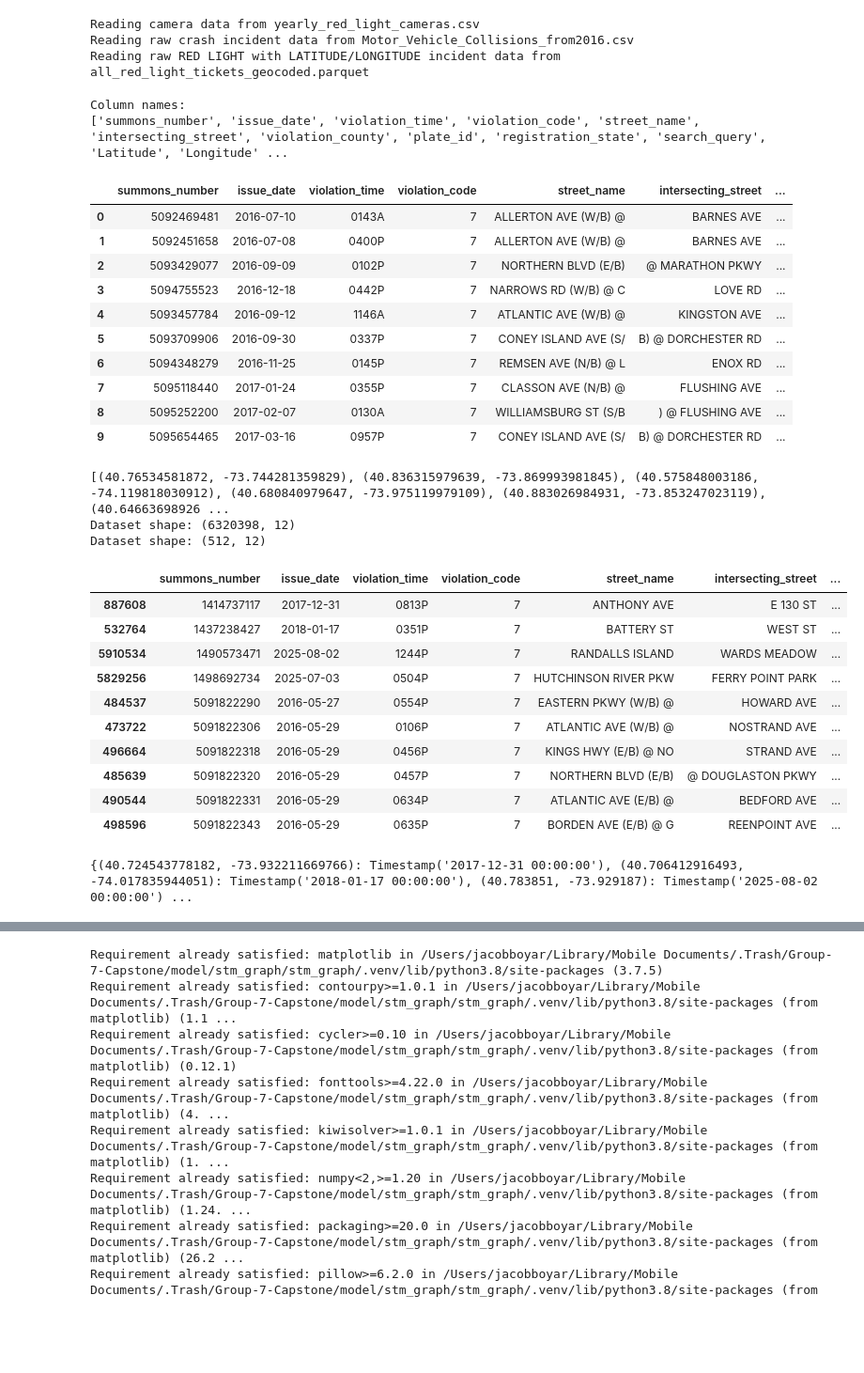
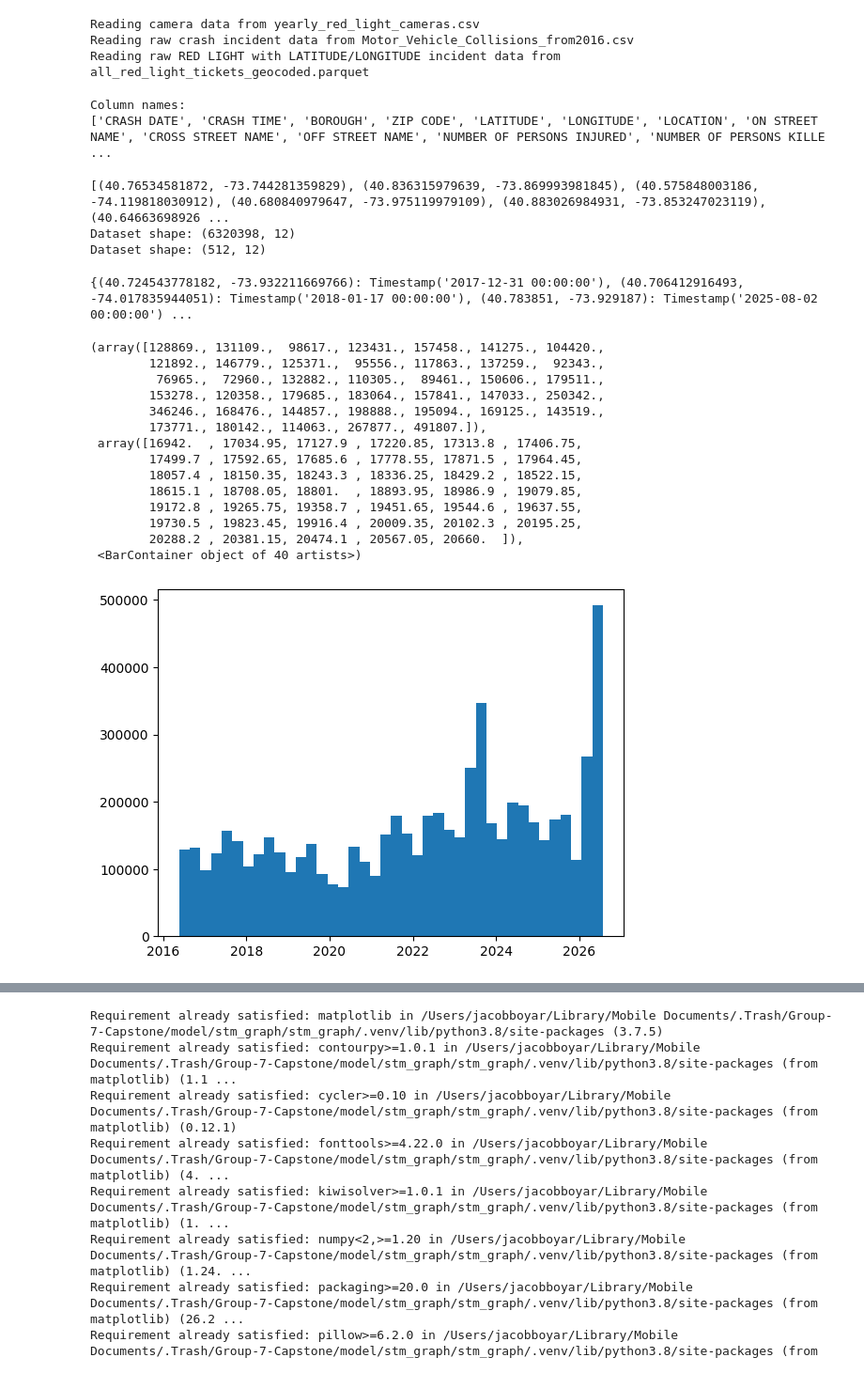
Before and after one commit to Group-7-Capstone/Group-7-Capstone, a Jupyter notebook: Jacob Model/Graph Creation/Jacob_violations_since_start_date.ipynb, the cells around one changed output, grey strips where cells are left out. Shown at 94% size. Drawn from its saved outputs; the diff is of its cells as text; code cells hidden in the pictures; blank space fills up the shorter version.

```diff
--- a/Jacob Model/Graph Creation/Jacob_violations_since_start_date.ipynb
+++ b/Jacob Model/Graph Creation/Jacob_violations_since_start_date.ipynb
@@ -45,24 +42,13 @@ Reading raw RED LIGHT with LATITUDE/LONGITUDE incident data from all_red_light_t
 # %%
 #camera_df.head(10)
 print("\nColumn names:")
-print(redlight_df.columns.tolist())
-redlight_df.head(10)
+print(crash_df.columns.tolist())
+#crash_df.head(10)
 
 #crash_df['Violation Time'] = crash_df['Violation Time'].astype(int)
 # %% [output]
 Column names:
-['summons_number', 'issue_date', 'violation_time', 'violation_code', 'street_name', 'intersecting_street', 'violation_county', 'plate_id', 'registration_state', 'search_query', 'Latitude', 'Longitude' ...
+['CRASH DATE', 'CRASH TIME', 'BOROUGH', 'ZIP CODE', 'LATITUDE', 'LONGITUDE', 'LOCATION', 'ON STREET NAME', 'CROSS STREET NAME', 'OFF STREET NAME', 'NUMBER OF PERSONS INJURED', 'NUMBER OF PERSONS KILLE ...
-|  | summons_number | issue_date | violation_time | violation_code | street_name | intersecting_street | ... |
-| 0 | 5092469481 | 2016-07-10 | 0143A | 7 | ALLERTON AVE (W/B) @ | BARNES AVE | ... |
-| 1 | 5092451658 | 2016-07-08 | 0400P | 7 | ALLERTON AVE (W/B) @ | BARNES AVE | ... |
-| 2 | 5093429077 | 2016-09-09 | 0102P | 7 | NORTHERN BLVD (E/B) | @ MARATHON PKWY | ... |
-| 3 | 5094755523 | 2016-12-18 | 0442P | 7 | NARROWS RD (W/B) @ C | LOVE RD | ... |
-| 4 | 5093457784 | 2016-09-12 | 1146A | 7 | ATLANTIC AVE (W/B) @ | KINGSTON AVE | ... |
-| 5 | 5093709906 | 2016-09-30 | 0337P | 7 | CONEY ISLAND AVE (S/ | B) @ DORCHESTER RD | ... |
-| 6 | 5094348279 | 2016-11-25 | 0145P | 7 | REMSEN AVE (N/B) @ L | ENOX RD | ... |
-| 7 | 5095118440 | 2017-01-24 | 0355P | 7 | CLASSON AVE (N/B) @ | FLUSHING AVE | ... |
-| 8 | 5095252200 | 2017-02-07 | 0130A | 7 | WILLIAMSBURG ST (S/B | ) @ FLUSHING AVE | ... |
-| 9 | 5095654465 | 2017-03-16 | 0957P | 7 | CONEY ISLAND AVE (S/ | B) @ DORCHESTER RD | ... |
 # %%
 camera_loc_raw = []
 for r in camera_df.itertuples(index=False):
@@ -81,22 +67,11 @@ df_first_only = df_filtered.sort_values(df_filtered.columns.tolist())\
 
 print(f"Dataset shape: {redlight_df.shape}")
 print(f"Dataset shape: {df_first_only.shape}")
-df_first_only.head(10)
+#df_first_only.head(10)
 # %% [output]
 [(40.76534581872, -73.744281359829), (40.836315979639, -73.869993981845), (40.575848003186, -74.119818030912), (40.680840979647, -73.975119979109), (40.883026984931, -73.853247023119), (40.64663698926 ...
 Dataset shape: (6320398, 12)
 Dataset shape: (512, 12)
-|  | summons_number | issue_date | violation_time | violation_code | street_name | intersecting_street | ... |
-| 887608 | 1414737117 | 2017-12-31 | 0813P | 7 | ANTHONY AVE | E 130 ST | ... |
-| 532764 | 1437238427 | 2018-01-17 | 0351P | 7 | BATTERY ST | WEST ST | ... |
-| 5910534 | 1490573471 | 2025-08-02 | 1244P | 7 | RANDALLS ISLAND | WARDS MEADOW | ... |
-| 5829256 | 1498692734 | 2025-07-03 | 0504P | 7 | HUTCHINSON RIVER PKW | FERRY POINT PARK | ... |
-| 484537 | 5091822290 | 2016-05-27 | 0554P | 7 | EASTERN PKWY (W/B) @ | HOWARD AVE | ... |
-| 473722 | 5091822306 | 2016-05-29 | 0106P | 7 | ATLANTIC AVE (W/B) @ | NOSTRAND AVE | ... |
-| 496664 | 5091822318 | 2016-05-29 | 0456P | 7 | KINGS HWY (E/B) @ NO | STRAND AVE | ... |
-| 485639 | 5091822320 | 2016-05-29 | 0457P | 7 | NORTHERN BLVD (E/B) | @ DOUGLASTON PKWY | ... |
-| 490544 | 5091822331 | 2016-05-29 | 0634P | 7 | ATLANTIC AVE (E/B) @ | BEDFORD AVE | ... |
-| 498596 | 5091822343 | 2016-05-29 | 0635P | 7 | BORDEN AVE (E/B) @ G | REENPOINT AVE | ... |
 # %%
 first_issue_date_dict = {}
 
@@ -113,6 +88,24 @@ for i in df_first_only.index:
 print(first_issue_date_dict)
 # %% [output]
 {(40.724543778182, -73.932211669766): Timestamp('2017-12-31 00:00:00'), (40.706412916493, -74.017835944051): Timestamp('2018-01-17 00:00:00'), (40.783851, -73.929187): Timestamp('2025-08-02 00:00:00') ...
+# %%
+df_overall = redlight_df.copy()
+# %% [output]
+(array([128869., 131109.,  98617., 123431., 157458., 141275., 104420.,
+        121892., 146779., 125371.,  95556., 117863., 137259.,  92343.,
+         76965.,  72960., 132882., 110305.,  89461., 150606., 179511.,
+        153278., 120358., 179685., 183064., 157841., 147033., 250342.,
+        346246., 168476., 144857., 198888., 195094., 169125., 143519.,
+        173771., 180142., 114063., 267877., 491807.]),
+ array([16942.  , 17034.95, 17127.9 , 17220.85, 17313.8 , 17406.75,
+        17499.7 , 17592.65, 17685.6 , 17778.55, 17871.5 , 17964.45,
+        18057.4 , 18150.35, 18243.3 , 18336.25, 18429.2 , 18522.15,
+        18615.1 , 18708.05, 18801.  , 18893.95, 18986.9 , 19079.85,
+        19172.8 , 19265.75, 19358.7 , 19451.65, 19544.6 , 19637.55,
+        19730.5 , 19823.45, 19916.4 , 20009.35, 20102.3 , 20195.25,
+        20288.2 , 20381.15, 20474.1 , 20567.05, 20660.  ]),
+ <BarContainer object of 40 artists>)
+[figure, added]
 # %%
 keys = pd.Series(
     list(zip(redlight_df['Latitude'], redlight_df['Longitude'])),
```
Also changed, not shown: parts of 12 cells of this notebook.
